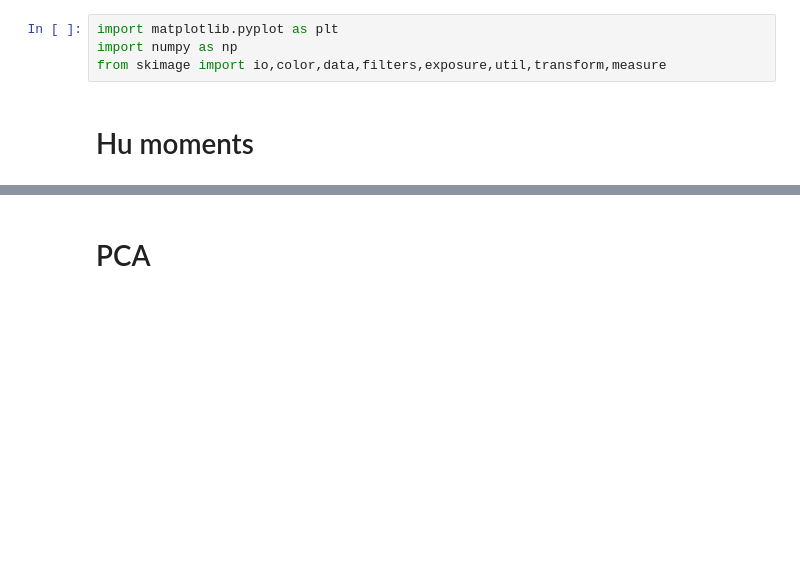
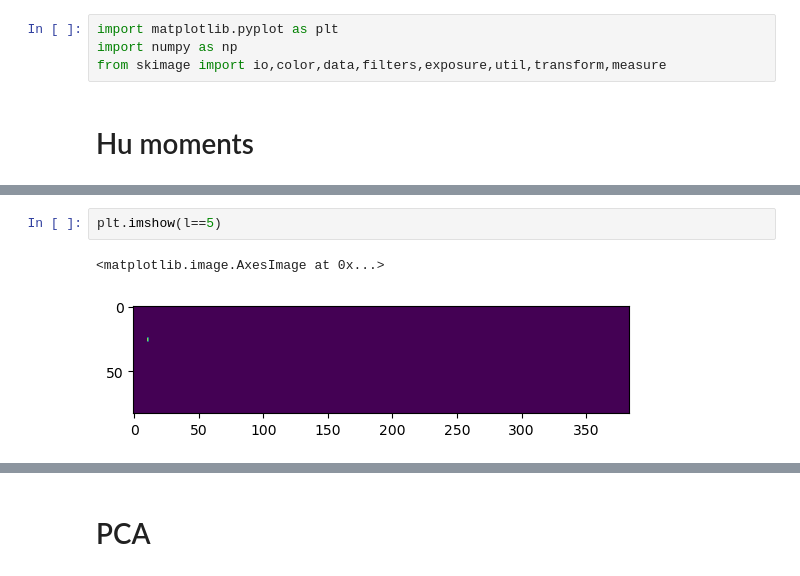
Before and after one commit to xingnix/learning, a Jupyter notebook: imageprocessing/jupyter/11/feature.ipynb, the cells around one changed output, grey strips where cells are left out. Cells and saved outputs as stored; diff of their text form; blank space fills up the shorter version.

```diff
--- a/imageprocessing/jupyter/11/feature.ipynb
+++ b/imageprocessing/jupyter/11/feature.ipynb
@@ -15,3 +15,8 @@ plt.imshow(l)
+# %%
+plt.imshow(l==5)
+# %% [output]
+<matplotlib.image.AxesImage at 0x...>
+[figure, added]
 # %%
 h=[]
 for i in range(np.max(l)):
```
Also changed, not shown: parts of 4 cells of this notebook, 1 other file.
